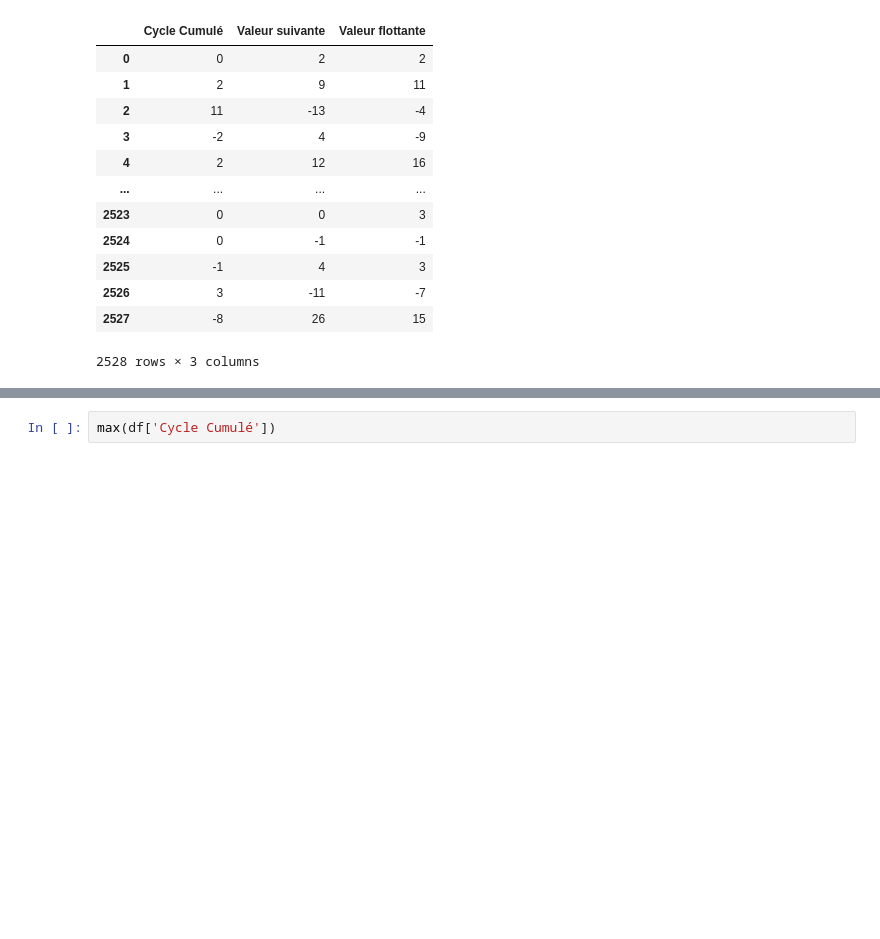
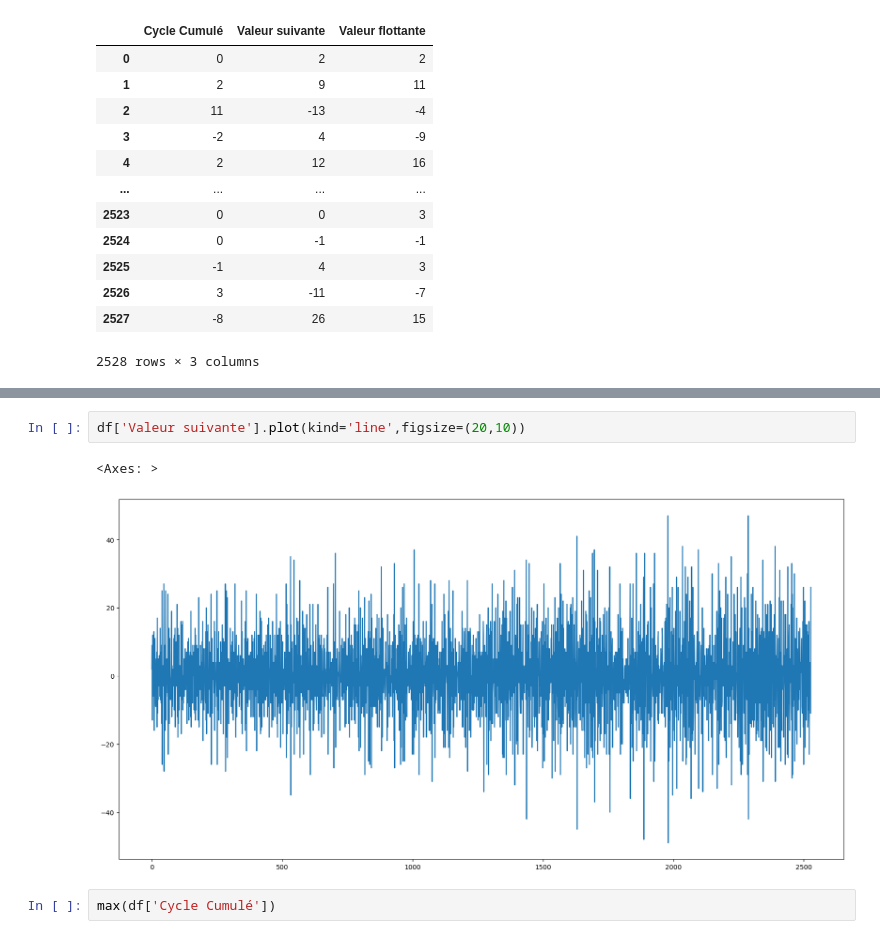
Before and after one commit to vijays4404/TimeSeries, a Jupyter notebook: oscillation-prediction.ipynb, the cells around one changed output, grey strips where cells are left out. Saved outputs shown, nothing was run; the diff lists cells and outputs as text; blank space fills up the shorter version.

```diff
--- a/oscillation-prediction.ipynb
+++ b/oscillation-prediction.ipynb
@@ -27,3 +33,8 @@ df
+# %%
+df['Valeur suivante'].plot(kind='line',figsize=(20,10))
+# %% [output]
+<Axes: >
+[figure, added]
 # %%
 max(df['Cycle Cumulé'])
 # %% [output]
```
Also changed, not shown: parts of 29 cells of this notebook.
